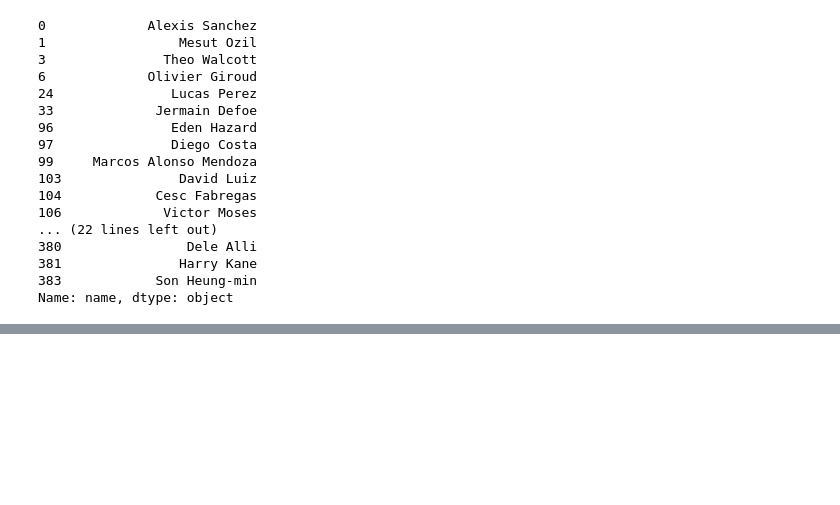
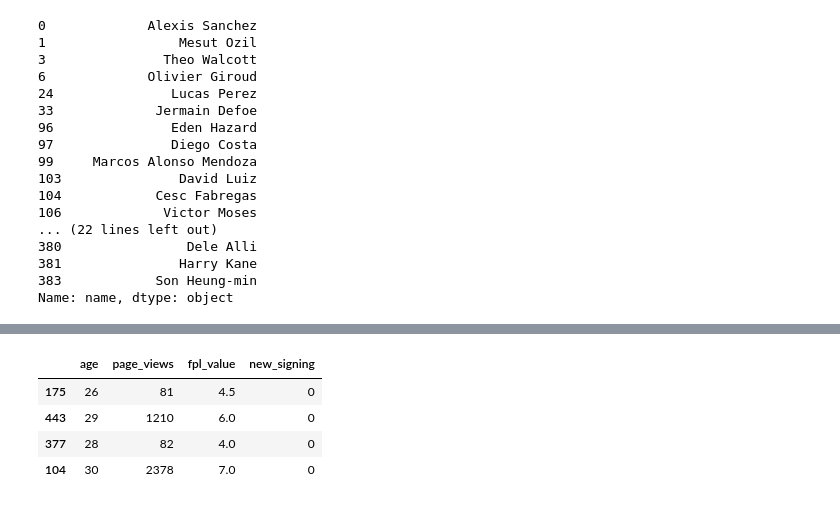
Before and after one commit to junio-firmino/Aprendizado_python, a Jupyter notebook: soccer.ipynb, the cells around one changed output, grey strips where cells are left out. Cells and saved outputs as stored; diff of their text form; code cells hidden in the pictures; blank space fills up the shorter version.

```diff
--- a/soccer.ipynb
+++ b/soccer.ipynb
@@ -626,0 +660,8 @@ players.head(2)
+# %%
+players.sample(4).sample(4, axis = 'columns')
+# %% [output]
+|  | age | page_views | fpl_value | new_signing |
+| 175 | 26 | 81 | 4.5 | 0 |
+| 443 | 29 | 1210 | 6.0 | 0 |
+| 377 | 28 | 82 | 4.0 | 0 |
+| 104 | 30 | 2378 | 7.0 | 0 |
```
Also changed, not shown: parts of 7 cells of this notebook.
